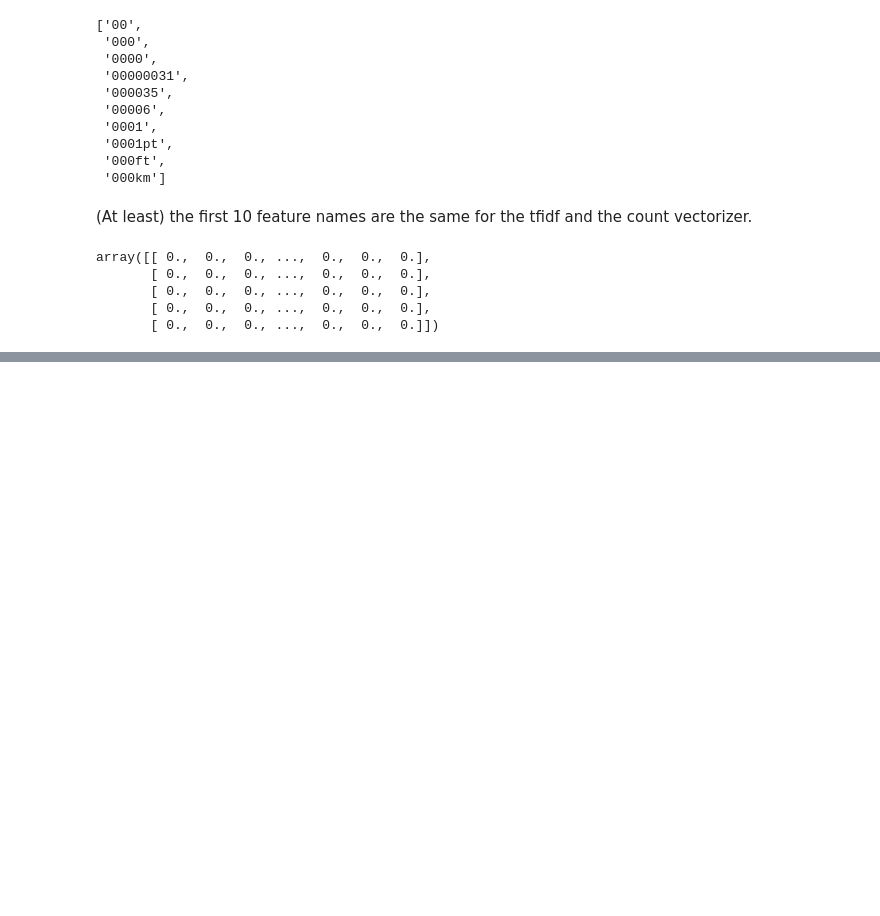
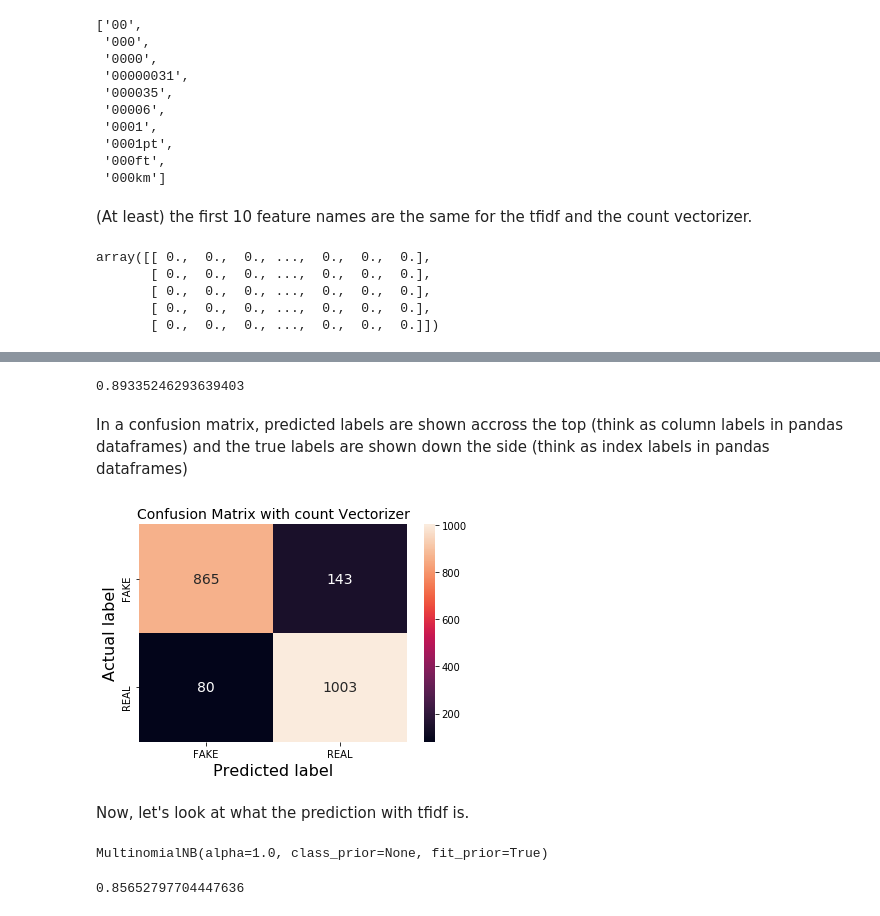
Before and after one commit to sushant2811/NLPandDeepLearning, a Jupyter notebook: NLP.ipynb, the cells around one changed output, grey strips where cells are left out. Saved outputs shown, nothing was run; the diff lists cells and outputs as text; code cells hidden in the pictures; blank space fills up the shorter version.

```diff
--- a/NLP.ipynb
+++ b/NLP.ipynb
@@ -2108,0 +2200,2 @@ array([[ 0.,  0.,  0., ...,  0.,  0.,  0.],
+# %%
+nbClassifier.fit(countTrain, ytrain);
@@ -2108,0 +2207,2 @@ array([[ 0.,  0.,  0., ...,  0.,  0.,  0.],
+# %%
+pred = nbClassifier.predict(countTest)
@@ -2108,0 +2214,8 @@ array([[ 0.,  0.,  0., ...,  0.,  0.,  0.],
+# %%
+accuracy_score(ytest, pred)
+# %% [output]
+0.89335246293639403
+# %%
+confMatrixCountVectorizer = confusion_matrix(ytest, pred, labels=['FAKE', 'REAL'])
+# %% [markdown]
+In a confusion matrix, predicted labels are shown accross the top (think as column labels in pandas dataframes) and the true labels are shown down the side (think as index labels in pandas dataframes)
@@ -2108,0 +2224,11 @@ array([[ 0.,  0.,  0., ...,  0.,  0.,  0.],
+# %%
+confMatrixCountVectorizerDF = pd.DataFrame(confMatrixCountVectorizer, columns=['FAKE', 'REAL'], index=['FAKE', 'REAL'])
+# %%
+sns.heatmap(confMatrixCountVectorizerDF, annot= True, fmt = '.0f', annot_kws={'size': 14})
+_ = plt.xlabel('Predicted label', fontsize = 16)
+_ = plt.ylabel('Actual label', fontsize = 16)
+_ = plt.title('Confusion Matrix with count Vectorizer', fontsize = 14)
+# %% [output]
+[figure, added]
+# %% [markdown]
+Now, let's look at what the prediction with tfidf is.
@@ -2108,0 +2237,4 @@ array([[ 0.,  0.,  0., ...,  0.,  0.,  0.],
+# %%
+nbClassifier2.fit(tfidfTrain, ytrain)
+# %% [output]
+MultinomialNB(alpha=1.0, class_prior=None, fit_prior=True)
@@ -2108,0 +2243,4 @@ array([[ 0.,  0.,  0., ...,  0.,  0.,  0.],
+# %%
+accuracy_score(ytest, predTfidf)
+# %% [output]
+0.85652797704447636
```
Also changed, not shown: parts of 38 cells of this notebook.
